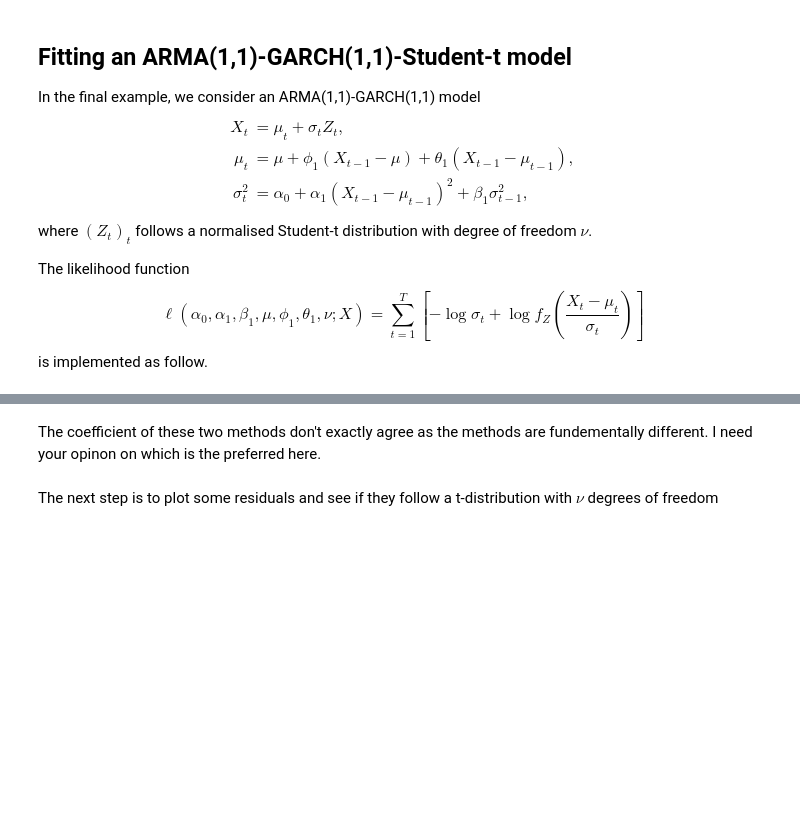
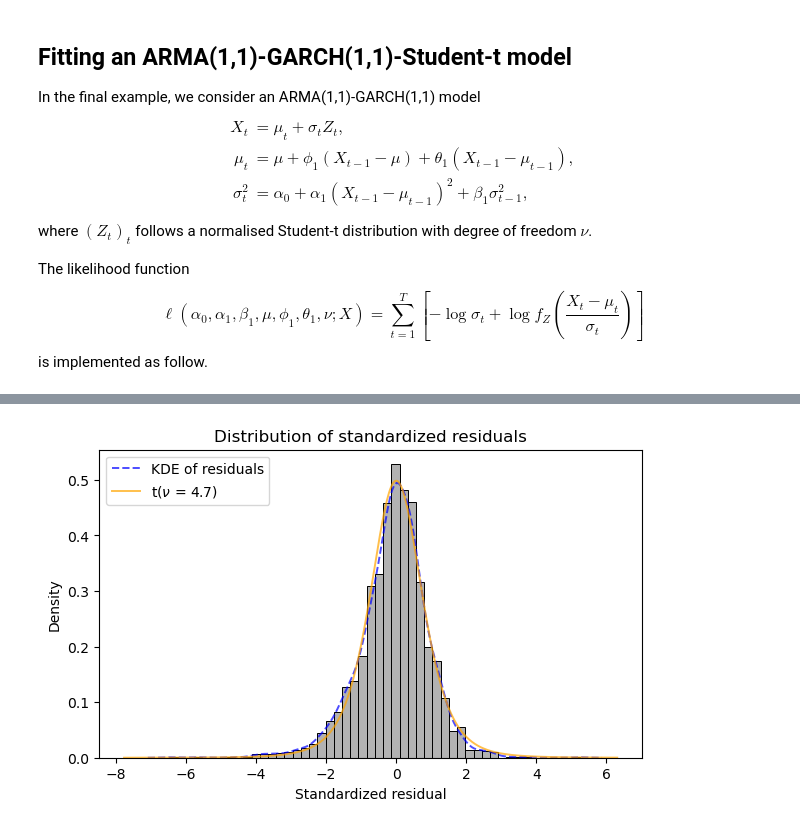
Before and after one commit to yibo-wang-25/QRM_Coursework_1, a Jupyter notebook: Part_A/code.ipynb, the cells around one changed output, grey strips where cells are left out. Drawn from its saved outputs; the diff is of its cells as text; code cells hidden in the pictures; blank space fills up the shorter version.

```diff
--- a/Part_A/code.ipynb
+++ b/Part_A/code.ipynb
@@ -338,7 +338,19 @@ from scipy.optimize import minimize
 objfun_armagarch_t = lambda y : -1 * arma11_garch11_t_loglikelihood(y[0], y[1], y[2], y[3], y[4], y[5], y[6], df3)
 constraint = lambda y :  1 - y[1] - y[2]
 
-y0 = [1, 0.1, 0.1, 0, 0, 0, 10]
+uncond_var = np.var(df3, ddof=1)
+alpha1_0 = 0.1
+beta1_0  = 0.85
+alpha0_0 = uncond_var * (1 - alpha1_0 - beta1_0)
+
+arma_0 = ARIMA(df3, order=(1, 0, 1)).fit()
+
+arma_mu_0 = df3.mean()
+phi1_0   = arma_0.params.get("ar.L1", 0.0)
+theta1_0 = arma_0.params.get("ma.L1", 0.0)
+
+
+y0 = [alpha0_0, alpha1_0, beta1_0, arma_mu_0, phi1_0, theta1_0, 10]
 print("Initial objective function value: " + str(objfun_armagarch_t(y0)))
 
 bnds = ((0,np.inf), (0,1), (0,1), (-np.inf, np.inf), (-np.inf, np.inf), (-np.inf, np.inf), (2.01, np.inf))
@@ -408,4 +382,0 @@ Covariance estimator: robust
-# %% [markdown]
-The coefficient of these two methods don't exactly agree as the methods are fundementally different. I need your opinon on which is the preferred here.
-# %% [markdown]
-The next step is to plot some residuals and see if they follow a t-distribution with $\nu$ degrees of freedom
@@ -411,0 +429,57 @@ The next step is to plot some residuals and see if they follow a t-distribution
+# %%
+params_hat = (alpha0_hat, alpha1_hat, beta1_hat,
+              arma_mu_hat, phi1_hat, theta1_hat, nu_hat)
+
+mu_hat, var_hat, sigma_hat, z_hat = arma11_garch11_paths(params_hat, df3)
+z_std = z_hat.iloc[1:]
+# %%
+z = z_std.dropna()
+
+# x-grid for the theoretical t density
+x_vals = np.linspace(z.min() * 1.2, z.max() * 1.2, 500)
+
+# scale so that Var = 1 (same as in your likelihood)
+scale_hat = np.sqrt((nu_hat - 2.0) / nu_hat)
+
+fig, ax = plt.subplots(figsize=(7, 4))
+
+# Histogram of standardized residuals
+sns.histplot(
+    z,
+    bins=50,
+    stat="density",
+    color="gray",
+    alpha=0.6,
+    edgecolor="black",
+    ax=ax
+)
+
+# KDE of standardized residuals
+sns.kdeplot(
+    z,
+    color="blue",
+    alpha=0.7,
+    linestyle="--",
+    linewidth=1.4,
+    label="KDE of residuals",
+    ax=ax
+)
+
+# Fitted t-distribution with nu_hat and scale_hat
+ax.plot(
+    x_vals,
+    t.pdf(x_vals, df=nu_hat, loc=0.0, scale=scale_hat),
+    color="orange",
+    alpha=0.7,
+    linewidth=1.4,
+    label=fr"t($\nu$ = {nu_hat:.1f})"
+)
+
+ax.set_xlabel("Standardized residual")
+ax.set_ylabel("Density")
+ax.set_title("Distribution of standardized residuals")
+
+ax.legend(loc="upper left")
+plt.show()
+# %% [output]
+[figure, added]
```
Also changed, not shown: parts of 7 cells of this notebook.
